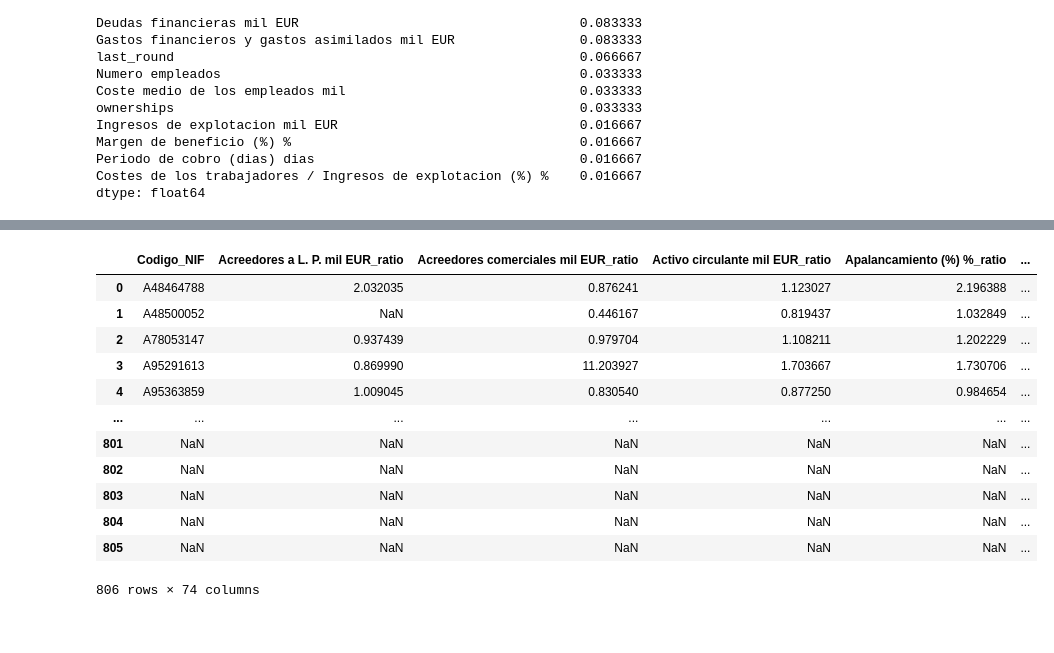
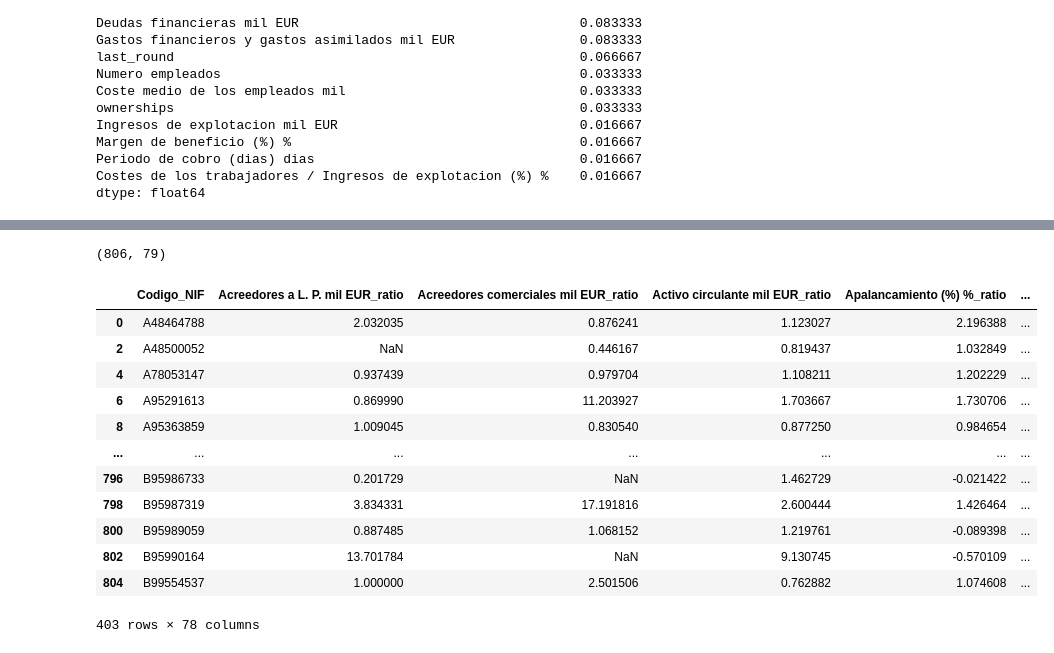
Before and after one commit to unaimleal/spri_reto_07_morado, a Jupyter notebook: preprocesamiento.ipynb, the cells around one changed output, grey strips where cells are left out. Drawn from its saved outputs; the diff is of its cells as text; code cells hidden in the pictures.

```diff
--- a/preprocesamiento.ipynb
+++ b/preprocesamiento.ipynb
@@ -1016,9 +961,7 @@ df_pivotado= df.pivot_table(index='Codigo_NIF', columns='year', values=columnas_
-# %%
-# se calcula el ratio de crecimiento de las variables financieras entre 2020 y 2021
-df_pivotado_ratios= pd.DataFrame()
-for col in df_pivotado.columns.get_level_values(0):
-    df_pivotado_ratios[col+'_ratio']=df_pivotado[col][2021]/df_pivotado[col][2020]
-df_pivotado_ratios= df_pivotado_ratios.reset_index()
+# %%
+df_pivotado= df.pivot_table(index='Codigo_NIF', columns='year', values=columnas_financieras_completas,)
+df_pivotado_columnas= df_pivotado.columns
+df_pivotado_copia= df_pivotado.copy()
 # %%
 # se pasan las columnas de los años de df_pivotado como sufijo de las columnas de df_pivotado
 df_pivotado.columns= df_pivotado.columns.map('{0[0]}_{0[1]}'.format)
@@ -1050,18 +1011,34 @@ df_adquisicion_completo
+# %%
+# se saca el codigo_nif de las empresas que tienen mas de 20 missings porque son empresas que no tienen datos para el 2020
+# y no se pueden calcular los ratios con ellos
+empresas_missings= df[df['n_missings']>20]['Codigo_NIF'].unique()
+df= df[~df['Codigo_NIF'].isin(empresas_missings)]
+print(df.shape)
+# %% [output]
+(806, 79)
+# %%
+# se calcula el ratio de crecimiento de las variables financieras entre 2020 y 2021
+df_pivotado_ratios= pd.DataFrame()
+for col in df_pivotado_columnas.get_level_values(0):
+    df_pivotado_ratios[col+'_ratio']=df_pivotado_copia[col][2021]/df_pivotado_copia[col][2020]
+df_pivotado_ratios= df_pivotado_ratios.reset_index()
 # %%
 # se añaden el resto de columnas de df al df_pivotado_ratios
-df_adquisicion_ratio= pd.concat([df_pivotado_ratios, df.loc[:,~df.columns.isin(columnas)]], axis=1)
+df_adquisicion_ratio= pd.merge(df_pivotado_ratios, df.loc[:,~df.columns.isin(columnas)], on= 'Codigo_NIF', how='inner')
+df_adquisicion_ratio= df_adquisicion_ratio.drop('n_missings', axis=1)
+df_adquisicion_ratio= df_adquisicion_ratio.drop_duplicates(subset='Codigo_NIF', keep='first')
 df_adquisicion_ratio
 # %% [output]
 |  | Codigo_NIF | Acreedores a L. P. mil EUR_ratio | Acreedores comerciales mil EUR_ratio | Activo circulante mil EUR_ratio | Apalancamiento (%) %_ratio | ... |
 | 0 | A48464788 | 2.032035 | 0.876241 | 1.123027 | 2.196388 | ... |
-| 1 | A48500052 | NaN | 0.446167 | 0.819437 | 1.032849 | ... |
-| 2 | A78053147 | 0.937439 | 0.979704 | 1.108211 | 1.202229 | ... |
-| 3 | A95291613 | 0.869990 | 11.203927 | 1.703667 | 1.730706 | ... |
-| 4 | A95363859 | 1.009045 | 0.830540 | 0.877250 | 0.984654 | ... |
+| 2 | A48500052 | NaN | 0.446167 | 0.819437 | 1.032849 | ... |
+| 4 | A78053147 | 0.937439 | 0.979704 | 1.108211 | 1.202229 | ... |
+| 6 | A95291613 | 0.869990 | 11.203927 | 1.703667 | 1.730706 | ... |
+| 8 | A95363859 | 1.009045 | 0.830540 | 0.877250 | 0.984654 | ... |
 | ... | ... | ... | ... | ... | ... | ... |
-| 801 | NaN | NaN | NaN | NaN | NaN | ... |
-| 802 | NaN | NaN | NaN | NaN | NaN | ... |
-| 803 | NaN | NaN | NaN | NaN | NaN | ... |
-| 804 | NaN | NaN | NaN | NaN | NaN | ... |
-| 805 | NaN | NaN | NaN | NaN | NaN | ... |
+| 796 | B95986733 | 0.201729 | NaN | 1.462729 | -0.021422 | ... |
+| 798 | B95987319 | 3.834331 | 17.191816 | 2.600444 | 1.426464 | ... |
+| 800 | B95989059 | 0.887485 | 1.068152 | 1.219761 | -0.089398 | ... |
+| 802 | B95990164 | 13.701784 | NaN | 9.130745 | -0.570109 | ... |
+| 804 | B99554537 | 1.000000 | 2.501506 | 0.762882 | 1.074608 | ... |
-806 rows × 74 columns
+403 rows × 78 columns
```
Also changed, not shown: parts of 50 cells of this notebook.
